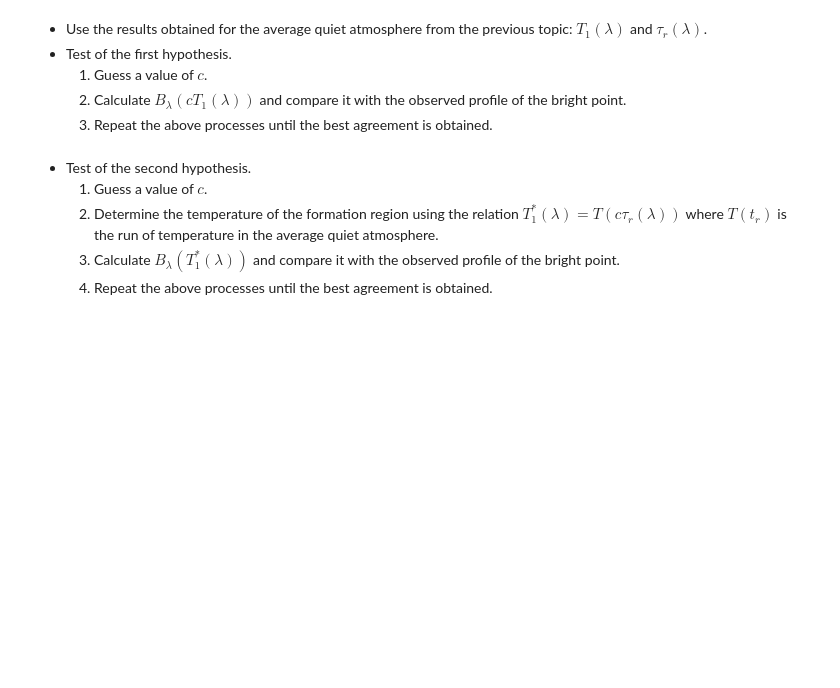
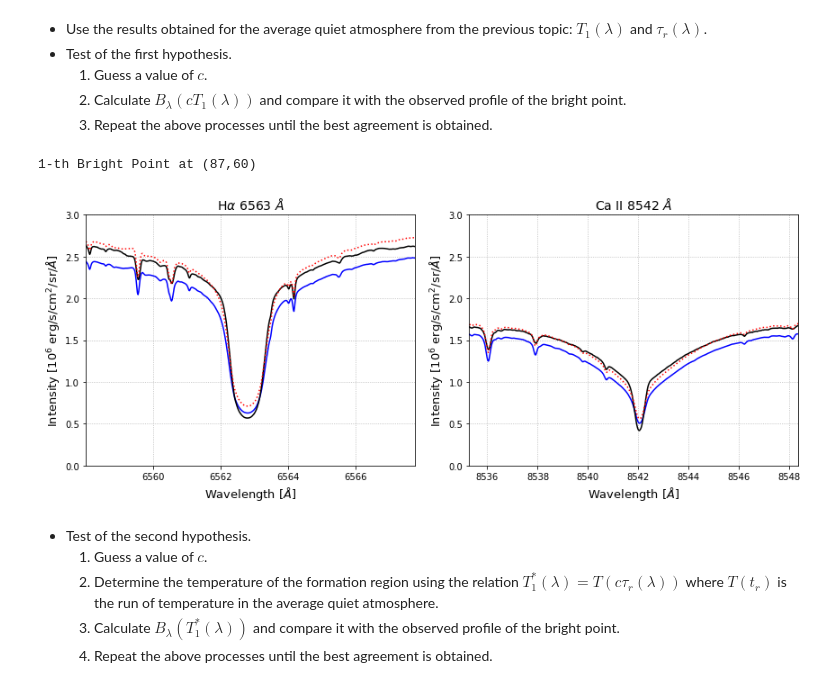
Before and after one commit to guidesk/lab2, a Jupyter notebook: lab_project_2.ipynb, the cells around one changed output. Drawn from its saved outputs; the diff is of its cells as text; code cells hidden in the pictures; blank space fills up the shorter version.

```diff
--- a/lab_project_2.ipynb
+++ b/lab_project_2.ipynb
@@ -285,7 +285,7 @@ def Temperature(wv, I):
     for i in range(len(wv)):
         wv_cm = wv[i]*1e-8
         T.append(const1/(wv_cm*np.log(1 + const2/wv_cm**5/I[i])))
-    return T
+    return np.asarray(T)
 # %%
 # Calculate T1 using Inverse Planck function!
 
@@ -697,6 +688,69 @@ core 부분에서 average quiet atmosphere 보다 intensity 가 낮지만 그
     1. Guess a value of $c$.
     2. Calculate $B_\lambda(cT_1(\lambda))$ and compare it with the observed profile of the bright point.
     3. Repeat the above processes until the best agreement is obtained.
+# %%
+# Verify the first hypothesis!
+
+# function which multiply const. p to temperature
+def B1(wv, T, p):
+    I=[]
+    c = 2.998*1e+10   #Speed of light [cm/s]
+    h = 6.626*1e-27   #Planck constant [erg*s]
+    k = 1.381*1e-16   #Boltzmann constant [erg/K]
+    const1 = 2*h*c**2*1e-14
+    const2 = h*c/k
+
+    for i in range(len(wv)):
+        wv_cm = wv[i]*1e-8
+        I.append(const1/wv_cm**5/(np.exp(const2/(p*T[i])/wv_cm)-1))
+    return np.asarray(I)
+
+for index, value in enumerate(BP_list):
+    x = value[0]
+    y = value[1]
+
+    p = 1.025
+    I1_Ha = B1(Ha.wv, T1_Ha, p)
+    I1_Ca = B1(Ca.wv, T1_Ca, p)
+
+    print('{}-th Bright Point at ({},{})'.format(index+1, x, y))
+
+    fig, ax = plt.subplots(1, 2, figsize=(12,5))
+    tsize = 14 #title size
+    fsize = 13 #font size
+
+    # display H alpha profile
+    ax[0].plot(Ha.wv, k_Ha*Ha.refProfile, 'b')
+    ax[0].plot(Ha.wv, k_Ha*Ha.frame[y,x], 'k')
+    ax[0].plot(Ha.wv, I1_Ha, 'r:')
+
+    ax[0].set_xlabel(r'Wavelength [$\AA$]', fontsize=fsize)
+    ax[0].set_ylabel(r'Intensity [$10^{6}$ erg/s/cm$^{2}$/sr/$\AA$]', fontsize=fsize)
+    ax[0].set_title(r'H$\alpha$ 6563 $\AA$', fontsize=tsize)
+    ax[0].set_xlim(Ha.wv.min(), Ha.wv.max())
+    ax[0].set_ylim(0, 3)
+    ax[0].grid(ls=':')
+
+    # display Ca II Profile
+    ax[1].plot(Ca.wv, k_Ca*Ca.refProfile, 'b')
+    ax[1].plot(Ca.wv, k_Ca*Ca.frame[y+dely,x+delx], 'k')
+    ax[1].plot(Ca.wv, I1_Ca, 'r:')
+
+    ax[1].set_xlabel(r'Wavelength [$\AA$]', fontsize=fsize)
+    ax[1].set_ylabel(r'Intensity [$10^{6}$ erg/s/cm$^{2}$/sr/$\AA$]', fontsize=fsize)
+    ax[1].set_title(r'Ca II 8542 $\AA$', fontsize=tsize)
+    ax[1].set_xlim(Ca.wv.min(), Ca.wv.max())
+    ax[1].set_ylim(0, 3)
+    ax[1].grid(ls=':')
+
+    fig.tight_layout()
+    #plt.savefig('Profile_BP_({},{}).pdf'.format(x,y), format='pdf', dpi=1000)
+    plt.show()
+
+    break
+# %% [output]
+1-th Bright Point at (87,60)
+[figure, added]
 # %% [markdown]
 * Test of the second hypothesis.
     1. Guess a value of $c$.
```
Also changed, not shown: parts of 4 cells of this notebook.
